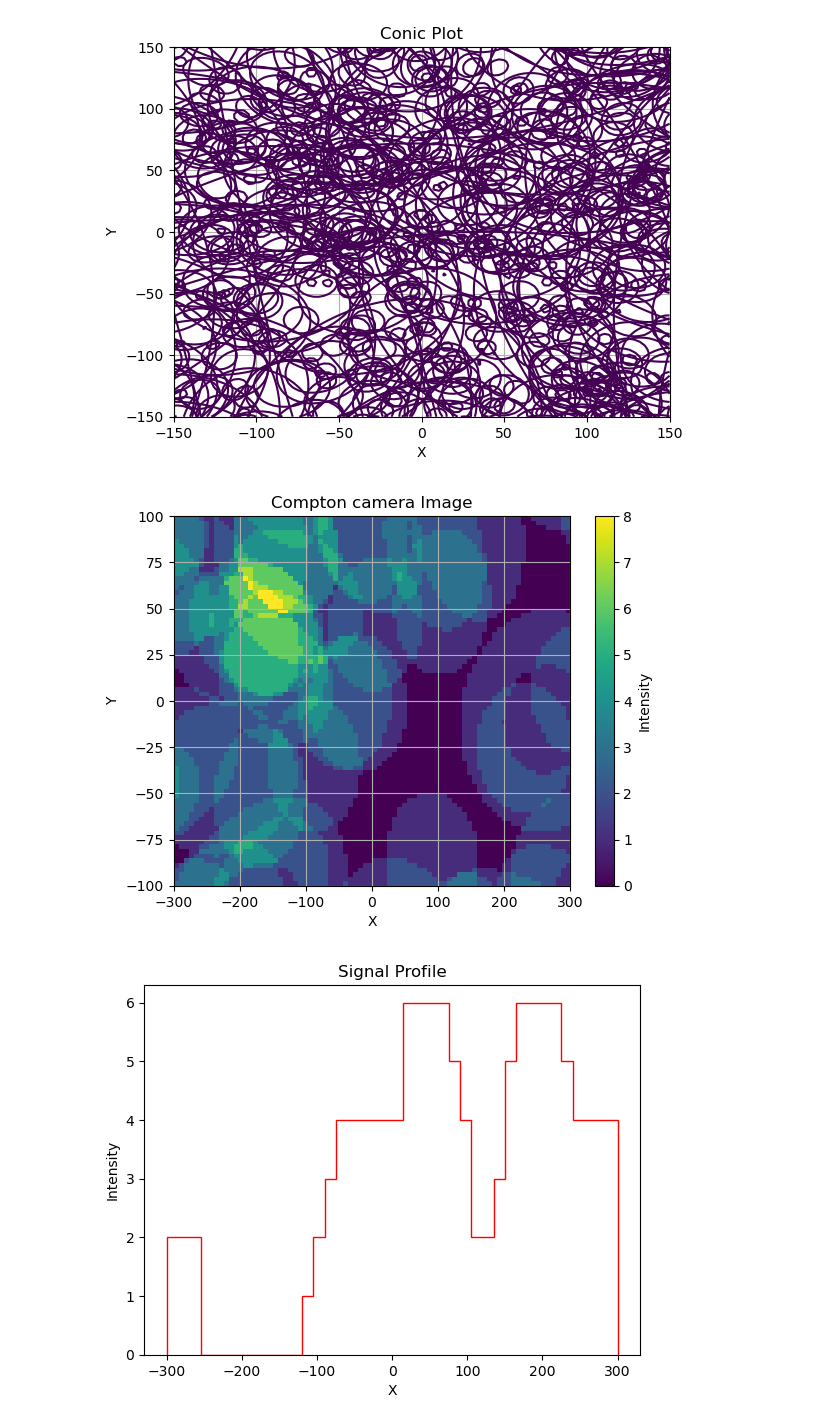
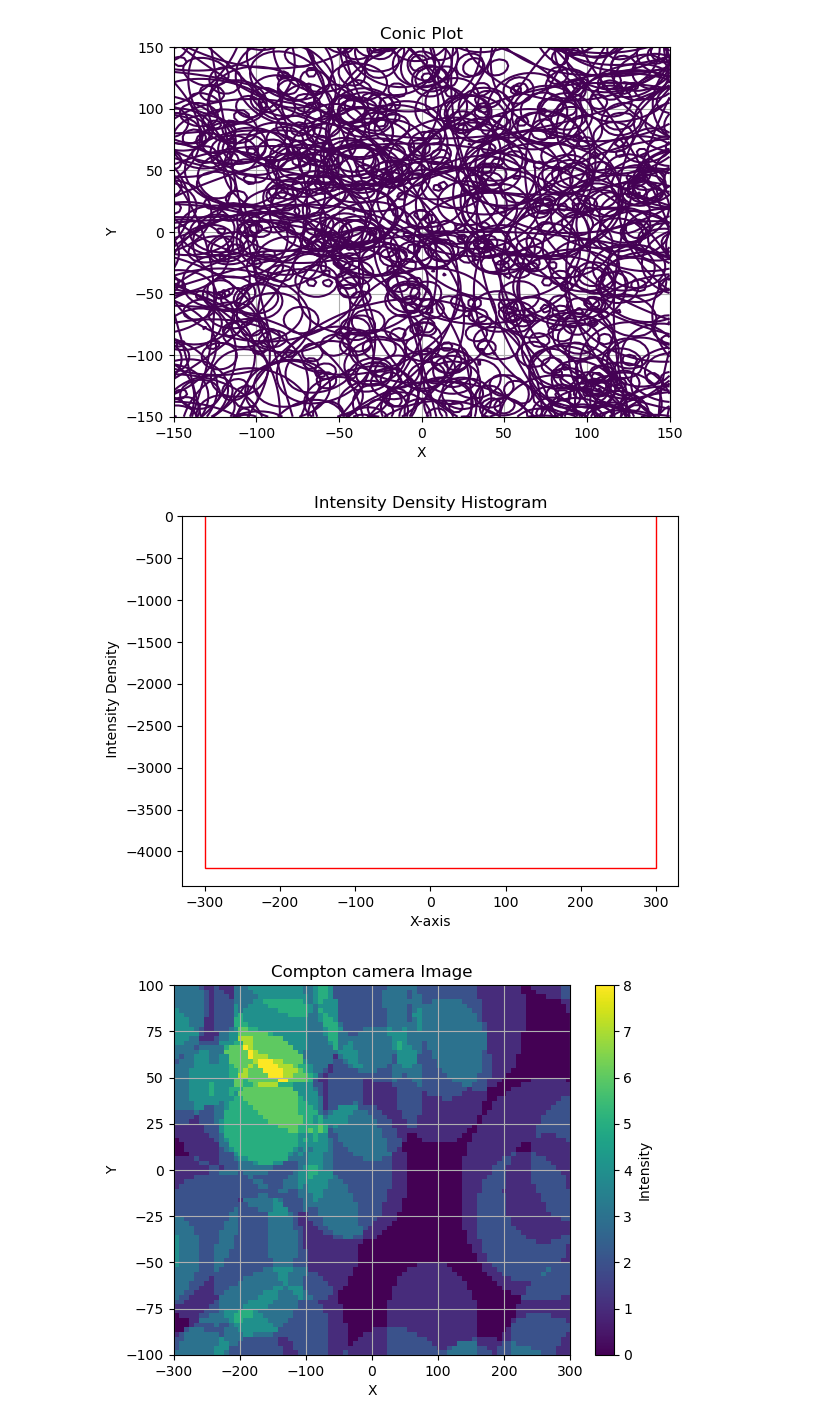
Before and after one commit to francescouni0/Online-Monitoring, a Jupyter notebook: ImageReconCompton.ipynb, the cells around one changed output. Drawn from its saved outputs; the diff is of its cells as text; code cells hidden in the pictures.

```diff
--- a/ImageReconCompton.ipynb
+++ b/ImageReconCompton.ipynb
@@ -360,6 +360,7 @@ plot_conics(filtered_df1, num_conics_to_draw)
 # %% [output]
 [figure]
 # %%
+
 import numpy as np
 import matplotlib.pyplot as plt
 import seaborn as sns
@@ -368,6 +369,9 @@ import seaborn as sns
 # ...
 
 ximg=np.linspace(-300,300,80)
+X = np.linspace(-300, 300, 80)
+Y = np.linspace(-200, 200, 80)
+X, Y = np.meshgrid(X, Y)
 def plot_conics(merged_df, num_conics):
     # Define the parameters for multiple conics
     conics_params = []
@@ -381,51 +385,57 @@ def plot_conics(merged_df, num_conics):
         # Add conic parameters
         conic_params = {"center": center, "coefficients": direction, "angle": angle, "zp": -50, "color": 'r'}
         conics_params.append(conic_params)
+    density_map = np.zeros_like(X)
 
-    # Generate X and Y values
-    X = np.linspace(-300, 300, 80)
-    Y = np.linspace(-200, 200, 80)
-    X, Y = np.meshgrid(X, Y)
 
-    # Create an empty 2D array to store density values
-    density_map = np.zeros_like(X)
+
 
     # Iterate for all the curves and update density_map
     for conic_params in conics_params[:num_conics]:
         x, y, z = conic_params["center"]
         n1, n2, n3 = conic_params["coefficients"]
         theta = conic_params["angle"]
         zp = conic_params["zp"]
 
         # Conic equation
         equation = ((n1 * (X - x) + n2 * (Y - y) + n3 * (zp - z))**2) - (np.cos(theta)**2) * ((X - x)**2 + (Y - y)**2 + (zp - z)**2)
 
         # Update density_map
         density_map += np.isclose(equation,0,atol=5000).astype(int)
+        average_intensity = np.mean(density_map, axis=0)
+
+    # Plotting the histogram
+    plt.hist(ximg, weights=average_intensity-4200, bins=80, range=(-300, 300), histtype='step', color='r')
+    plt.xlabel('X-axis')
+    plt.ylabel(' Intensity Density')
+    plt.title('Intensity Density Histogram')
+    plt.show()
     # Plot the 2D density map
     plt.imshow(density_map, extent=[-300, 300, -100, 100], origin='lower', cmap='viridis', interpolation='nearest', aspect='auto')
 
     # Additional plot settings
     plt.xlabel('X')
     plt.ylabel('Y')
     plt.title('Compton camera Image')
     plt.colorbar(label='Intensity')
     plt.grid(True)
     plt.show()
 
-    plt.hist(ximg,weights=density_map[:,40], bins=40, range=(-300, 300), histtype='step', color='r')
-    plt.xlabel('X')
-    plt.ylabel('Intensity')
-    plt.title('Signal Profile')
+
+    #plt.hist(ximg,weights=density_map[:,40], bins=40, range=(-300, 300), histtype='step', color='r')
+    #plt.xlabel('X')
+    #plt.ylabel('Intensity')
+    #plt.title('Signal Profile')
+    #plt.show()
 
 
 
 # Specify the number of conics to draw
 num_conics_to_draw = 100  # Adjust as needed
 plot_conics(merged_df, num_conics_to_draw)
 # %% [output]
-[figure, old version]
+[figure, new version]
-[figure, old version]
+[figure, new version]
 # %%
 
 
```
Also changed, not shown: parts of 3 cells of this notebook, 3 other files.
